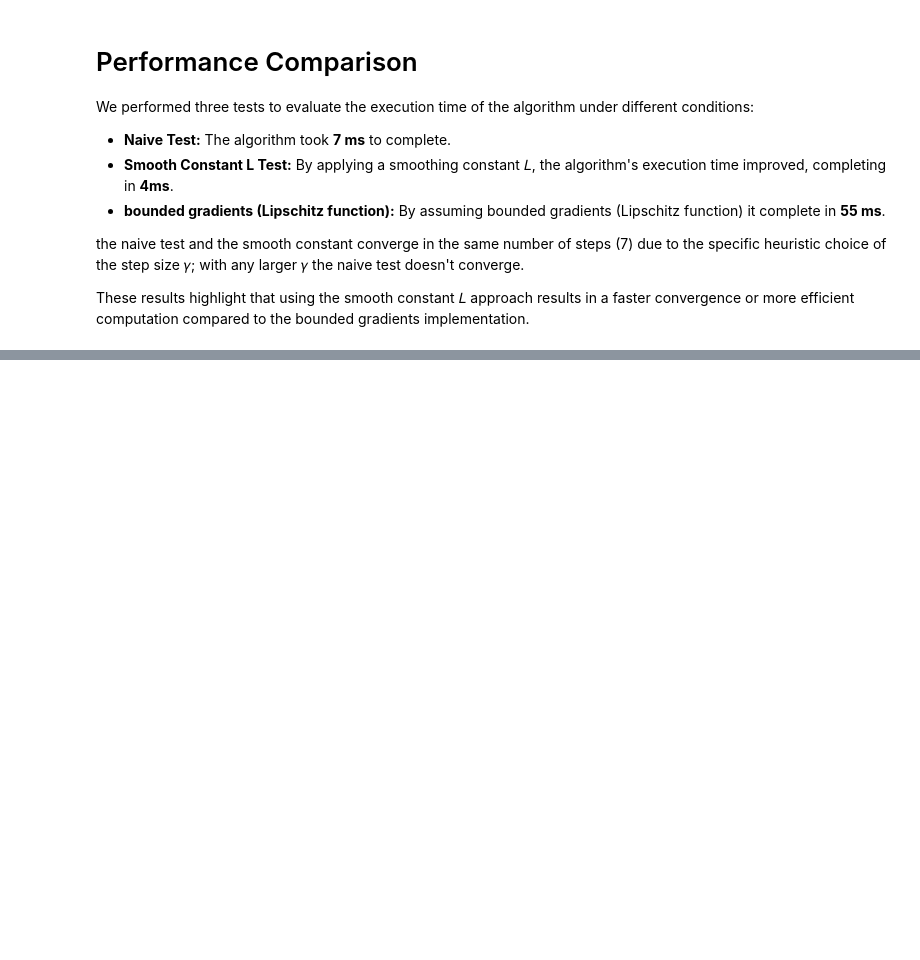
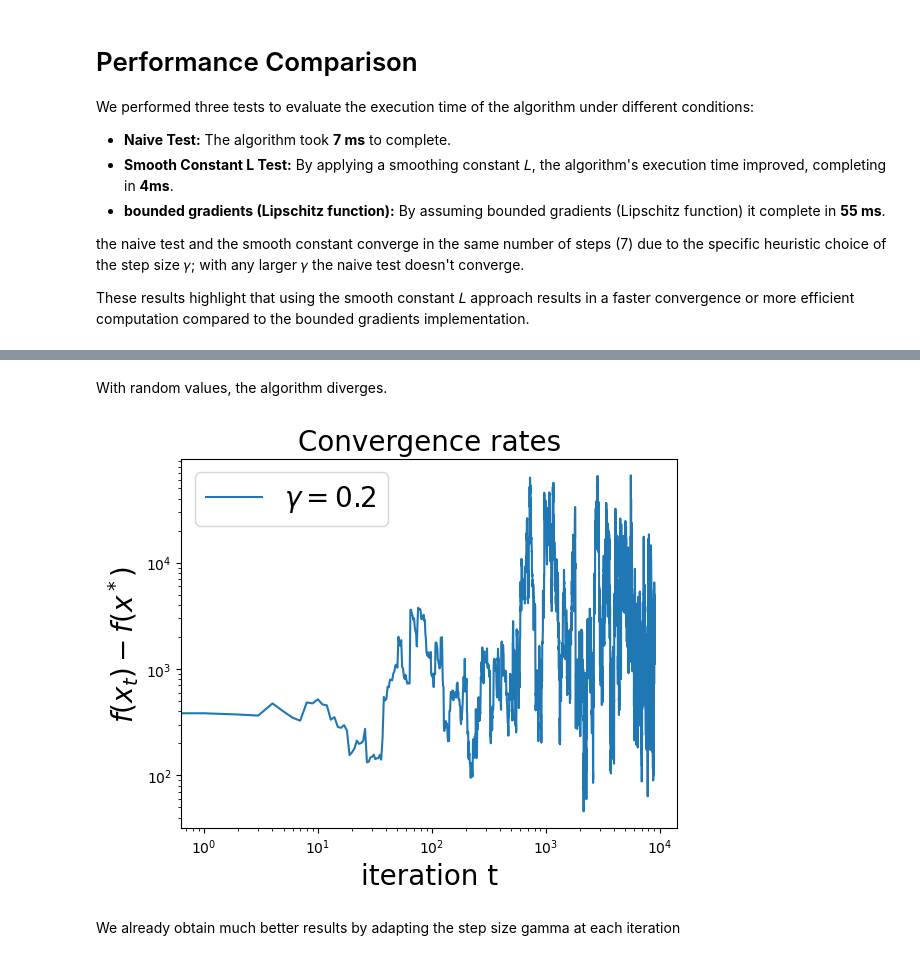
Before and after one commit to FilippoBolis/OptimizationProject_2025, a Jupyter notebook: GradientDescent.ipynb, the cells around one changed output, grey strips where cells are left out. Saved outputs shown, nothing was run; the diff lists cells and outputs as text; code cells hidden in the pictures; blank space fills up the shorter version.

Commit message:
Inizio stochastig gradient descent

```diff
--- a/GradientDescent.ipynb
+++ b/GradientDescent.ipynb
@@ -469,0 +560,11 @@ These results highlight that using the smooth constant 𝐿 approach results in
+# %%
+# Define the parameters of the algorithm.
+max_iters = 10 # epochs
+gamma = 0.2   # this is totally arbitrary
+batch_size = 1
+
+# Initialization
+x_initial = np.zeros(A.shape[1])
+
+# Start SGD.
+sgd_objectives, sgd_xs = stochastic_gradient_descent(A, x_initial, b, batch_size, max_iters, gamma, False)
@@ -469,0 +583,14 @@ These results highlight that using the smooth constant 𝐿 approach results in
+# %% [markdown]
+With random values, the algorithm diverges.
+# %%
+best_objective=np.full_like(sgd_objectives,45.51048) #computed with gradient descent on Smooth+strongly convex assumptions
+plt.title('Convergence rates', fontsize = 20)
+plt.loglog(sgd_objectives-best_objective, label = r'$\gamma = 0.2$')
+plt.xlabel('iteration t'  , fontsize = 20)
+plt.ylabel(r'$f(x_t) - f(x^*)$', fontsize = 20)
+plt.legend(fontsize = 20)
+plt.show()
+# %% [output]
+[figure, added]
+# %% [markdown]
+We already obtain much better results by adapting the step size gamma at each iteration
```
Also changed, not shown: parts of 10 cells of this notebook.
